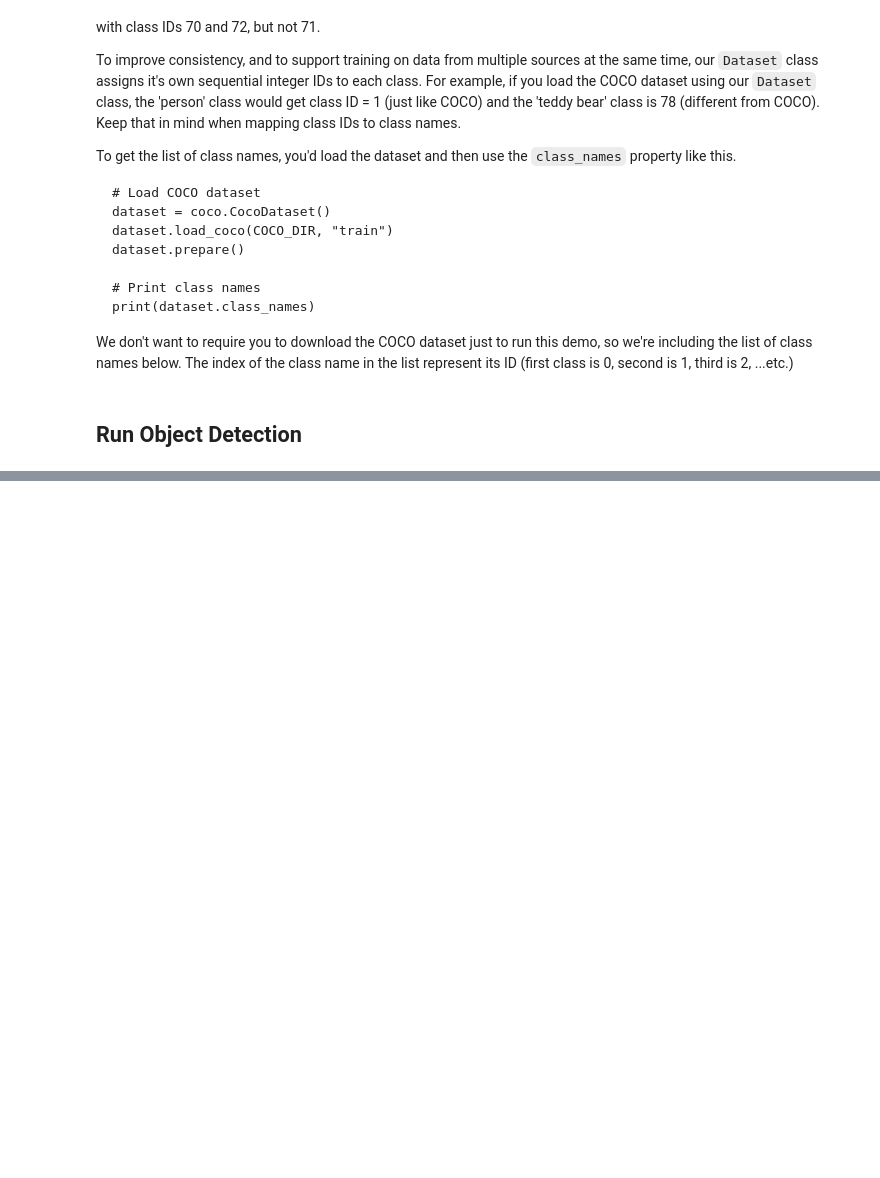
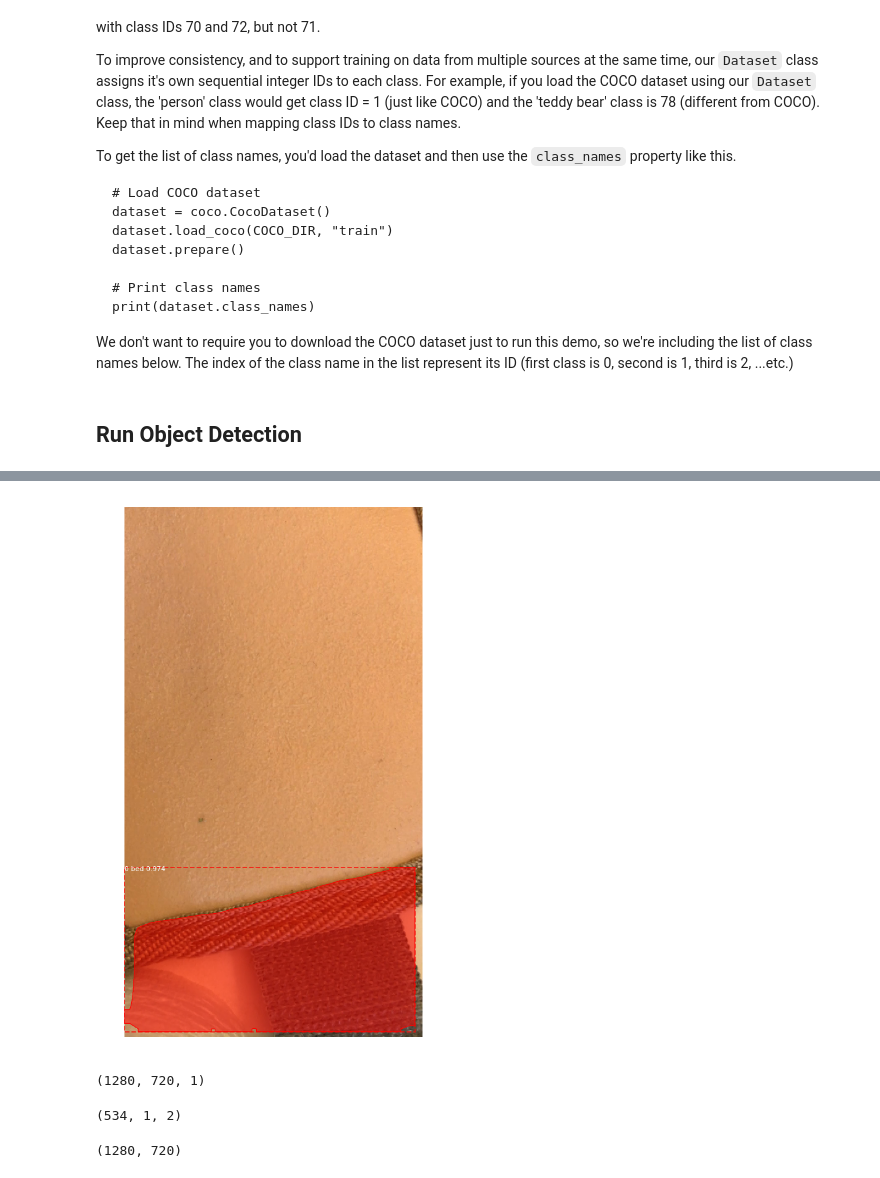
Before and after one commit to tingyumao/Mask_RCNN, a Jupyter notebook: demo.ipynb, the cells around one changed output, grey strips where cells are left out. Drawn from its saved outputs; the diff is of its cells as text; code cells hidden in the pictures; blank space fills up the shorter version.

```diff
--- a/demo.ipynb
+++ b/demo.ipynb
@@ -50,7 +53,7 @@ class InferenceConfig(coco.CocoConfig):
     # Set batch size to 1 since we'll be running inference on
     # one image at a time. Batch size = GPU_COUNT * IMAGES_PER_GPU
     GPU_COUNT = 1
-    IMAGES_PER_GPU = 1
+    IMAGES_PER_GPU = 8 # 8 is maximum for single P100.
 
 config = InferenceConfig()
 config.display()
@@ -145,0 +162,7 @@ plt.imshow(r['masks'][:,:,8])
+# %%
+# Visualize results
+r = results[0]
+mask_image = visualize.display_instances(image1, r['rois'], r['masks'], r['class_ids'],
+                            class_names, r['scores'])
+# %% [output]
+[figure, added]
@@ -145,0 +178,13 @@ plt.imshow(r['masks'][:,:,8])
+# %%
+r['masks'].shape
+# %% [output]
+(1280, 720, 1)
+# %%
+c[0].shape
+# %% [output]
+(534, 1, 2)
+# %%
+for i in r['masks'].transpose(2,0,1):
+    print(i.shape)
+# %% [output]
+(1280, 720)
```
Also changed, not shown: parts of 5 cells of this notebook, 3 other files.
